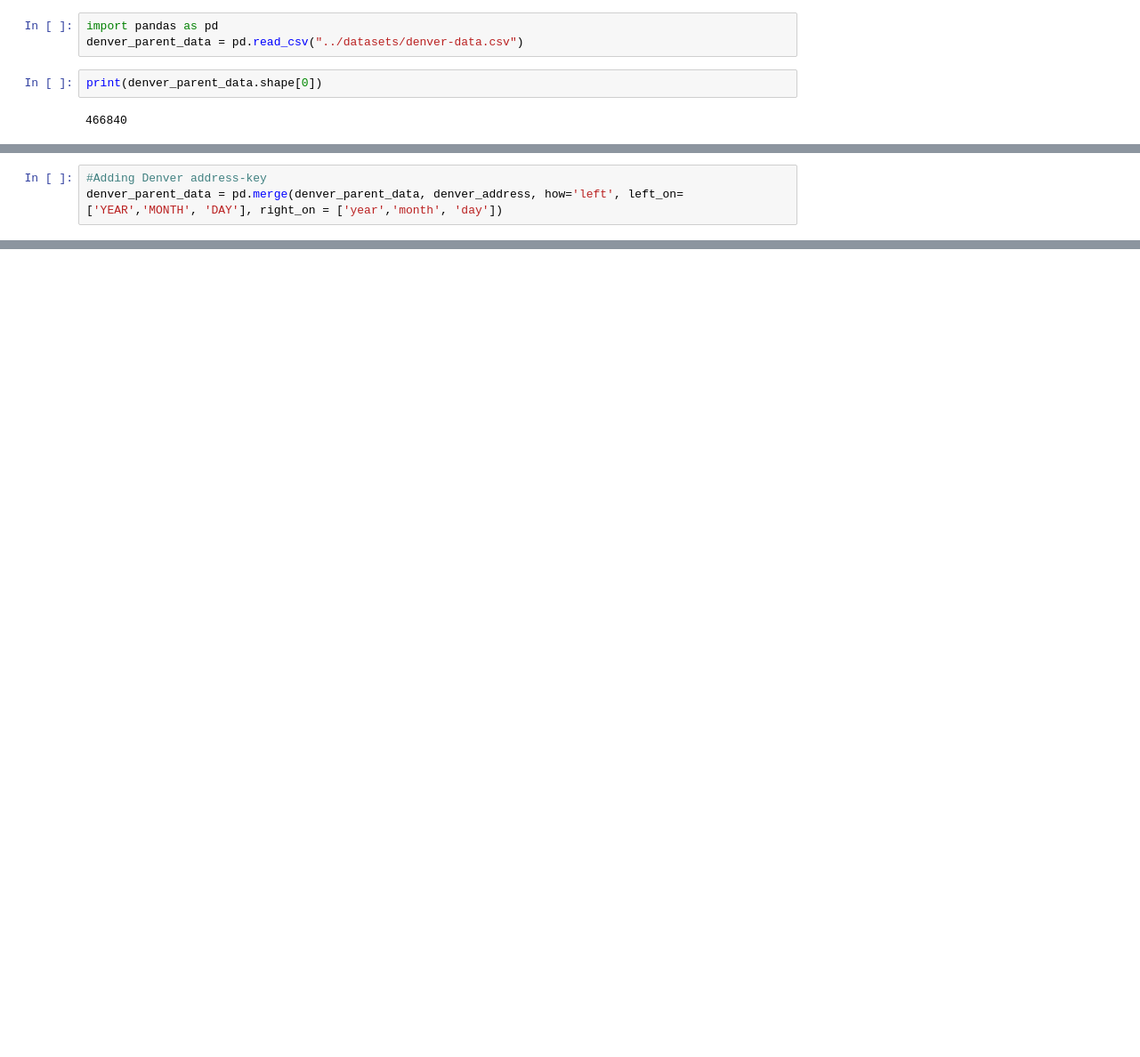
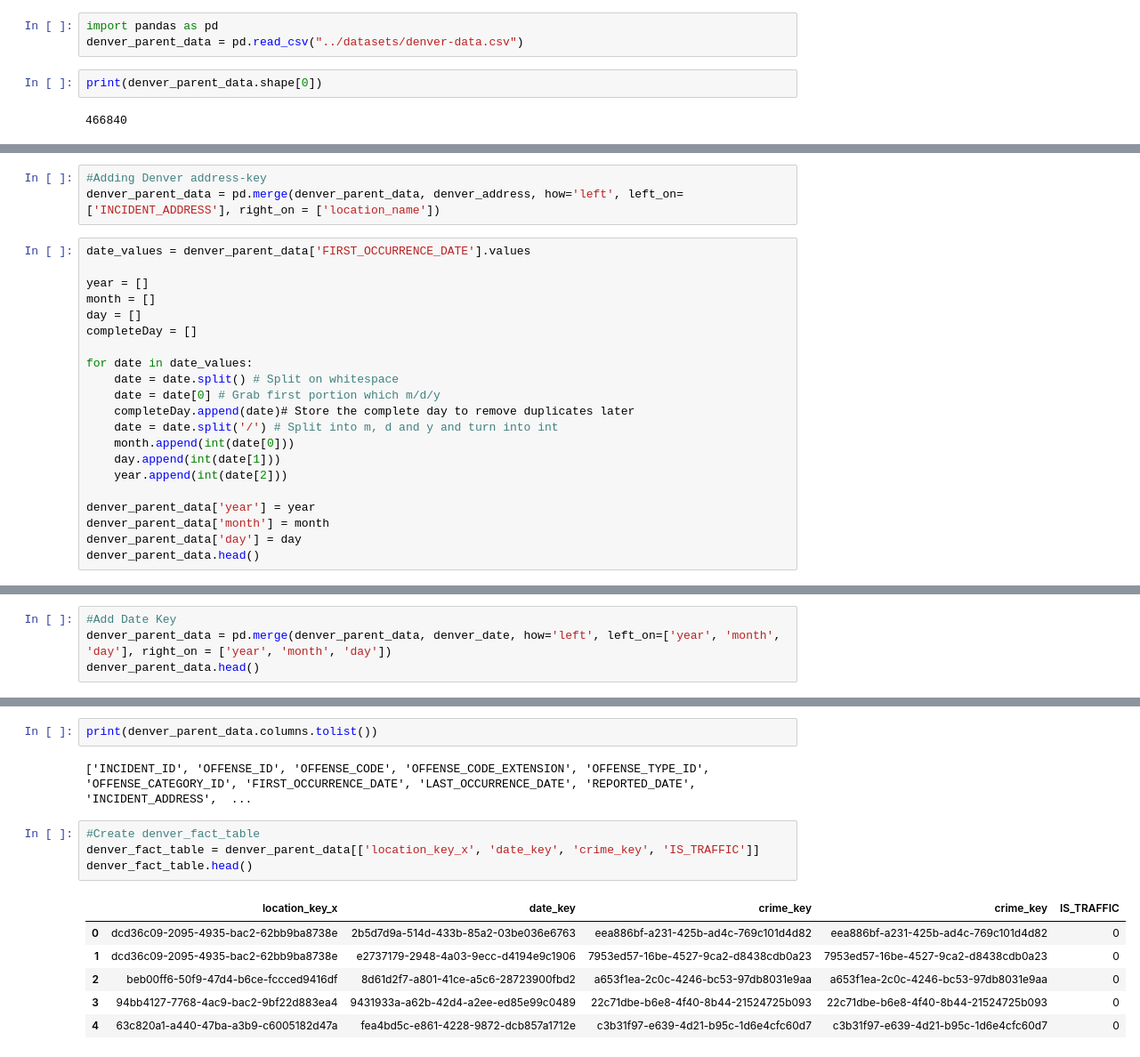
Before and after one commit to ZarifS/crime-stats, a Jupyter notebook: denver-datasets/denver_fact_table.ipynb, the cells around one changed output, grey strips where cells are left out. Shown at 89% size. Saved outputs shown, nothing was run; the diff lists cells and outputs as text; blank space fills up the shorter version.

```diff
--- a/denver-datasets/denver_fact_table.ipynb
+++ b/denver-datasets/denver_fact_table.ipynb
@@ -40,3 +40,24 @@ denver_parent_data.head()
 # %%
 #Adding Denver address-key
-denver_parent_data = pd.merge(denver_parent_data, denver_address, how='left', left_on=['YEAR','MONTH', 'DAY'], right_on = ['year','month', 'day'])
+denver_parent_data = pd.merge(denver_parent_data, denver_address, how='left', left_on=['INCIDENT_ADDRESS'], right_on = ['location_name'])
+# %%
+date_values = denver_parent_data['FIRST_OCCURRENCE_DATE'].values
+
+year = []
+month = []
+day = []
+completeDay = []
+
+for date in date_values:
+    date = date.split() # Split on whitespace
+    date = date[0] # Grab first portion which m/d/y
+    completeDay.append(date)# Store the complete day to remove duplicates later
+    date = date.split('/') # Split into m, d and y and turn into int
+    month.append(int(date[0]))
+    day.append(int(date[1]))
+    year.append(int(date[2]))
+
+denver_parent_data['year'] = year
+denver_parent_data['month'] = month
+denver_parent_data['day'] = day
+denver_parent_data.head()
@@ -42,0 +72,4 @@ denver_parent_data = pd.merge(denver_parent_data, denver_address, how='left', le
+# %%
+#Add Date Key
+denver_parent_data = pd.merge(denver_parent_data, denver_date, how='left', left_on=['year', 'month', 'day'], right_on = ['year', 'month', 'day'])
+denver_parent_data.head()
@@ -42,0 +93,15 @@ denver_parent_data = pd.merge(denver_parent_data, denver_address, how='left', le
+# %%
+print(denver_parent_data.columns.tolist())
+# %% [output]
+['INCIDENT_ID', 'OFFENSE_ID', 'OFFENSE_CODE', 'OFFENSE_CODE_EXTENSION', 'OFFENSE_TYPE_ID', 'OFFENSE_CATEGORY_ID', 'FIRST_OCCURRENCE_DATE', 'LAST_OCCURRENCE_DATE', 'REPORTED_DATE', 'INCIDENT_ADDRESS',  ...
+# %%
+#Create denver_fact_table
+denver_fact_table = denver_parent_data[['location_key_x', 'date_key', 'crime_key', 'IS_TRAFFIC']]
+denver_fact_table.head()
+# %% [output]
+|  | location_key_x | date_key | crime_key | crime_key | IS_TRAFFIC |
+| 0 | dcd36c09-2095-4935-bac2-62bb9ba8738e | 2b5d7d9a-514d-433b-85a2-03be036e6763 | eea886bf-a231-425b-ad4c-769c101d4d82 | eea886bf-a231-425b-ad4c-769c101d4d82 | 0 |
+| 1 | dcd36c09-2095-4935-bac2-62bb9ba8738e | e2737179-2948-4a03-9ecc-d4194e9c1906 | 7953ed57-16be-4527-9ca2-d8438cdb0a23 | 7953ed57-16be-4527-9ca2-d8438cdb0a23 | 0 |
+| 2 | beb00ff6-50f9-47d4-b6ce-fccced9416df | 8d61d2f7-a801-41ce-a5c6-28723900fbd2 | a653f1ea-2c0c-4246-bc53-97db8031e9aa | a653f1ea-2c0c-4246-bc53-97db8031e9aa | 0 |
+| 3 | 94bb4127-7768-4ac9-bac2-9bf22d883ea4 | 9431933a-a62b-42d4-a2ee-ed85e99c0489 | 22c71dbe-b6e8-4f40-8b44-21524725b093 | 22c71dbe-b6e8-4f40-8b44-21524725b093 | 0 |
+| 4 | 63c820a1-a440-47ba-a3b9-c6005182d47a | fea4bd5c-e861-4228-9872-dcb857a1712e | c3b31f97-e639-4d21-b95c-1d6e4cfc60d7 | c3b31f97-e639-4d21-b95c-1d6e4cfc60d7 | 0 |
```
Also changed, not shown: parts of 6 cells of this notebook.
